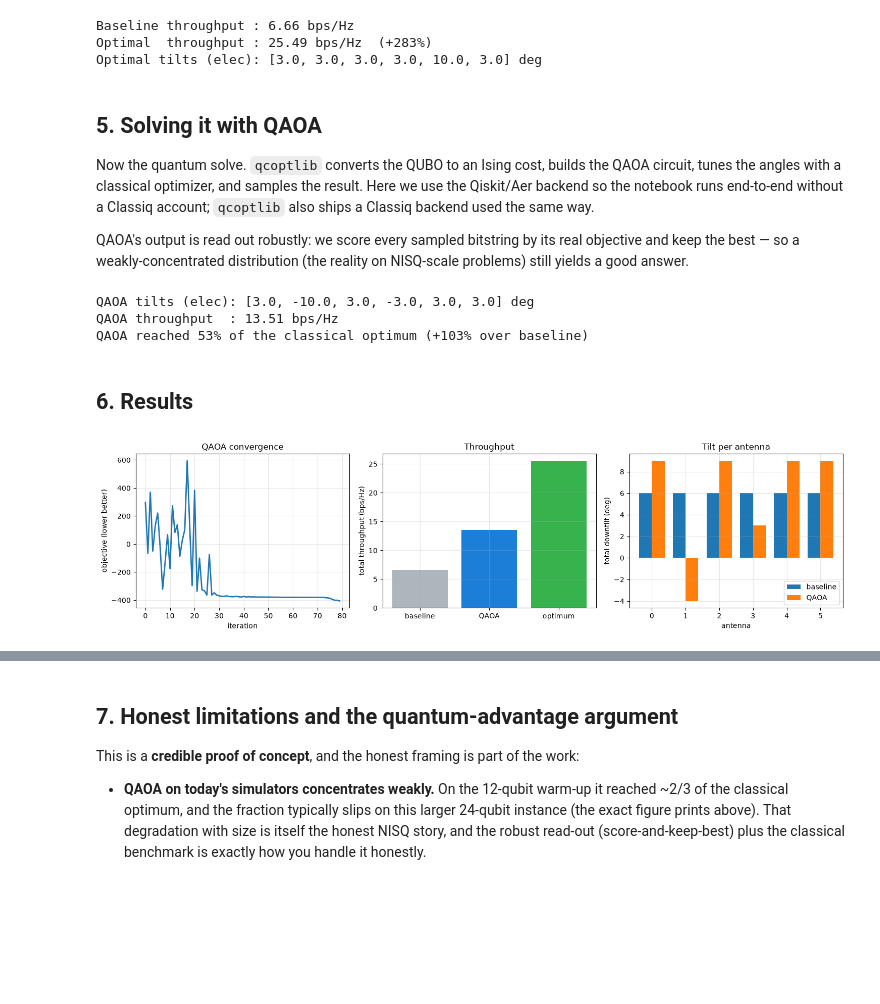
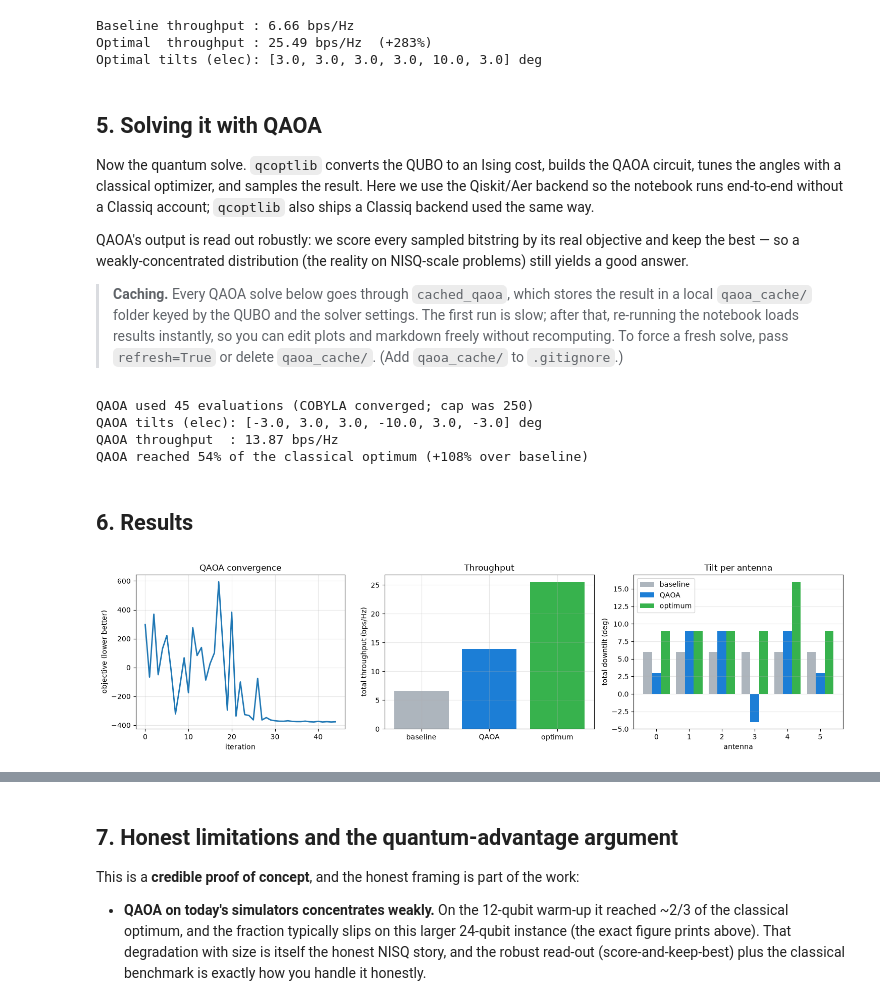
Before and after one commit to Rom5Leo/Telecom_Optimization, a Jupyter notebook: hackathon-2026/alternative-approach/antenna_tilt_hackathon_showcase.ipynb, the cells around one changed output, grey strips where cells are left out. Drawn from its saved outputs; the diff is of its cells as text; code cells hidden in the pictures; blank space fills up the shorter version.

Commit message:
Show optimum tilt in per-antenna chart; route QAOA through disk cache

```diff
--- a/hackathon-2026/alternative-approach/antenna_tilt_hackathon_showcase.ipynb
+++ b/hackathon-2026/alternative-approach/antenna_tilt_hackathon_showcase.ipynb
@@ -180,46 +181,54 @@ Classiq backend used the same way.
 QAOA's output is read out robustly: we score every sampled bitstring by its real objective and
 keep the best — so a weakly-concentrated distribution (the reality on NISQ-scale problems) still
 yields a good answer.
+
+> **Caching.** Every QAOA solve below goes through `cached_qaoa`, which stores the result in a local `qaoa_cache/` folder keyed by the QUBO and the solver settings. The first run is slow; after that, re-running the notebook loads results instantly, so you can edit plots and markdown freely without recomputing. To force a fresh solve, pass `refresh=True` or delete `qaoa_cache/`. (Add `qaoa_cache/` to `.gitignore`.)
 # %%
-from qcoptlib.quantum.qiskit_backend import solve_qubo_qaoa
+from qcoptlib.quantum.cache import cached_qaoa
 
-# 24 qubits is markedly heavier than the 12-qubit warm-up -- expect this solve to take a few
-# minutes. QAOA is stochastic, so we keep a couple of restarts and a fixed seed for reproducibility.
-res = solve_qubo_qaoa(qubo, num_layers=3, maxiter=80, shots=4096, restarts=2, seed=0)
+# cached_qaoa saves each solve to qaoa_cache/ keyed by the QUBO + solver settings, so re-running
+# the notebook LOADS the result instantly instead of recomputing. Change any setting (or pass
+# refresh=True) to recompute just that solve; delete the qaoa_cache/ folder to clear everything.
+res = cached_qaoa(qubo, num_layers=3, maxiter=250, shots=4096, restarts=2, seed=0, tol=1e-3,
+                  cache_dir="qaoa_cache")
 
 qaoa_cfg = decode_onehot(res.best_bits, net)
 se_qaoa = net.total_spectral_efficiency(qaoa_cfg)
+print(f"QAOA used {len(res.history)} evaluations (COBYLA converged; cap was 250)")
 print(f"QAOA tilts (elec): {[net.elec_options[k] for k in qaoa_cfg]} deg")
 print(f"QAOA throughput  : {se_qaoa:.2f} bps/Hz")
 print(f"QAOA reached {100*se_qaoa/se_opt:.0f}% of the classical optimum "
       f"(+{100*se_qaoa/se_base-100:.0f}% over baseline)")
 # %% [output]
-QAOA tilts (elec): [3.0, -10.0, 3.0, -3.0, 3.0, 3.0] deg
-QAOA throughput  : 13.51 bps/Hz
-QAOA reached 53% of the classical optimum (+103% over baseline)
+QAOA used 45 evaluations (COBYLA converged; cap was 250)
+QAOA tilts (elec): [-3.0, 3.0, 3.0, -10.0, 3.0, -3.0] deg
+QAOA throughput  : 13.87 bps/Hz
+QAOA reached 54% of the classical optimum (+108% over baseline)
 # %% [markdown]
 ## 6. Results
 # %%
-from qcoptlib.viz import plot_convergence, plot_before_after
+from qcoptlib.viz import plot_convergence
 
 fig, axes = plt.subplots(1, 3, figsize=(15, 4))
 
 # convergence of the QAOA optimizer
 plot_convergence(res.history, ax=axes[0], title="QAOA convergence")
 
 # throughput: baseline vs QAOA vs classical optimum
 axes[1].bar(["baseline", "QAOA", "optimum"], [se_base, se_qaoa, se_opt],
             color=["#adb5bd", "#1c7ed6", "#37b24d"])
 axes[1].set_ylabel("total throughput (bps/Hz)")
 axes[1].set_title("Throughput"); axes[1].grid(alpha=0.3)
 
-# per-antenna tilt: baseline vs QAOA
-plot_before_after(
-    [net.baseline_tilt] * net.n,
-    [net.total_tilt(qaoa_cfg[i]) for i in range(net.n)],
-    ax=axes[2], labels=("baseline", "QAOA"),
-    xlabel="antenna", ylabel="total downtilt (deg)", title="Tilt per antenna",
-)
+# per-antenna tilt: baseline vs QAOA vs classical OPTIMUM (so you see where QAOA differs)
+x = np.arange(net.n); w = 0.27
+axes[2].bar(x - w, [net.baseline_tilt] * net.n,                     width=w, label="baseline", color="#adb5bd")
+axes[2].bar(x,     [net.total_tilt(qaoa_cfg[i]) for i in range(net.n)], width=w, label="QAOA",   color="#1c7ed6")
+axes[2].bar(x + w, [net.total_tilt(best_cfg[i]) for i in range(net.n)], width=w, label="optimum", color="#37b24d")
+axes[2].set_xlabel("antenna"); axes[2].set_ylabel("total downtilt (deg)")
+axes[2].set_title("Tilt per antenna"); axes[2].set_xticks(x)
+axes[2].legend(); axes[2].grid(alpha=0.3, axis="y")
+
 plt.tight_layout(); plt.show()
 # %% [output]
-[figure, old version]
+[figure, new version]
```
Also changed, not shown: parts of 9 cells of this notebook, 1 other file.
